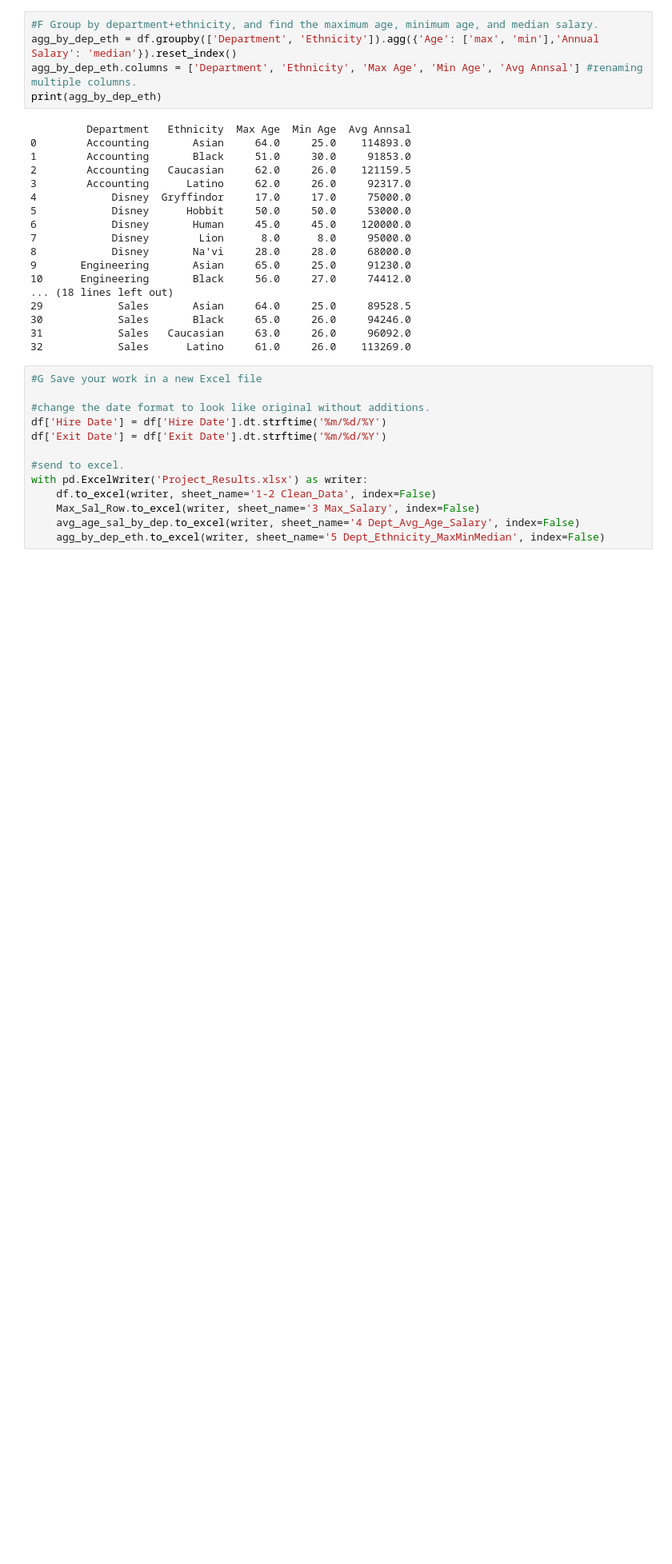
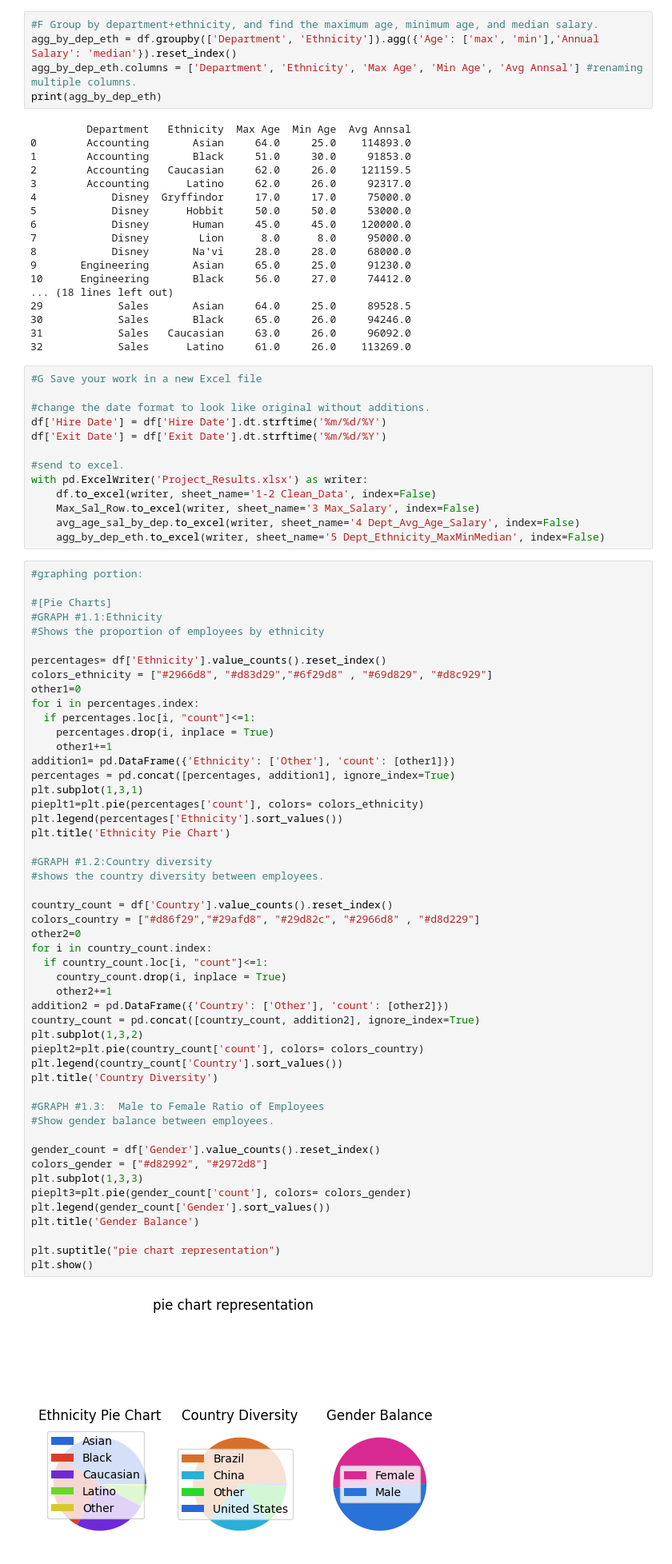
Before and after one commit to BaraaAlyateem/Task3_DataCleaning, a Jupyter notebook: project.ipynb, the cells around one changed output. Shown at 80% size. Saved outputs shown, nothing was run; the diff lists cells and outputs as text; blank space fills up the shorter version.

```diff
--- a/project.ipynb
+++ b/project.ipynb
@@ -174,3 +178,55 @@ with pd.ExcelWriter('Project_Results.xlsx') as writer:
     Max_Sal_Row.to_excel(writer, sheet_name='3 Max_Salary', index=False)
     avg_age_sal_by_dep.to_excel(writer, sheet_name='4 Dept_Avg_Age_Salary', index=False)
     agg_by_dep_eth.to_excel(writer, sheet_name='5 Dept_Ethnicity_MaxMinMedian', index=False)
+# %%
+#graphing portion:
+
+#[Pie Charts]
+#GRAPH #1.1:Ethnicity
+#Shows the proportion of employees by ethnicity
+
+percentages= df['Ethnicity'].value_counts().reset_index()
+colors_ethnicity = ["#2966d8", "#d83d29","#6f29d8" , "#69d829", "#d8c929"]
+other1=0
+for i in percentages.index:
+  if percentages.loc[i, "count"]<=1:
+    percentages.drop(i, inplace = True)
+    other1+=1
+addition1= pd.DataFrame({'Ethnicity': ['Other'], 'count': [other1]})
+percentages = pd.concat([percentages, addition1], ignore_index=True)
+plt.subplot(1,3,1)
+pieplt1=plt.pie(percentages['count'], colors= colors_ethnicity)
+plt.legend(percentages['Ethnicity'].sort_values())
+plt.title('Ethnicity Pie Chart')
+
+#GRAPH #1.2:Country diversity
+#shows the country diversity between employees.
+
+country_count = df['Country'].value_counts().reset_index()
+colors_country = ["#d86f29","#29afd8", "#29d82c", "#2966d8" , "#d8d229"]
+other2=0
+for i in country_count.index:
+  if country_count.loc[i, "count"]<=1:
+    country_count.drop(i, inplace = True)
+    other2+=1
+addition2 = pd.DataFrame({'Country': ['Other'], 'count': [other2]})
+country_count = pd.concat([country_count, addition2], ignore_index=True)
+plt.subplot(1,3,2)
+pieplt2=plt.pie(country_count['count'], colors= colors_country)
+plt.legend(country_count['Country'].sort_values())
+plt.title('Country Diversity')
+
+#GRAPH #1.3:  Male to Female Ratio of Employees
+#Show gender balance between employees.
+
+gender_count = df['Gender'].value_counts().reset_index()
+colors_gender = ["#d82992", "#2972d8"]
+plt.subplot(1,3,3)
+pieplt3=plt.pie(gender_count['count'], colors= colors_gender)
+plt.legend(gender_count['Gender'].sort_values())
+plt.title('Gender Balance')
+
+plt.suptitle("pie chart representation")
+plt.show()
+# %% [output]
+[figure, added]
```
Also changed, not shown: parts of 5 cells of this notebook, 1 other file.
